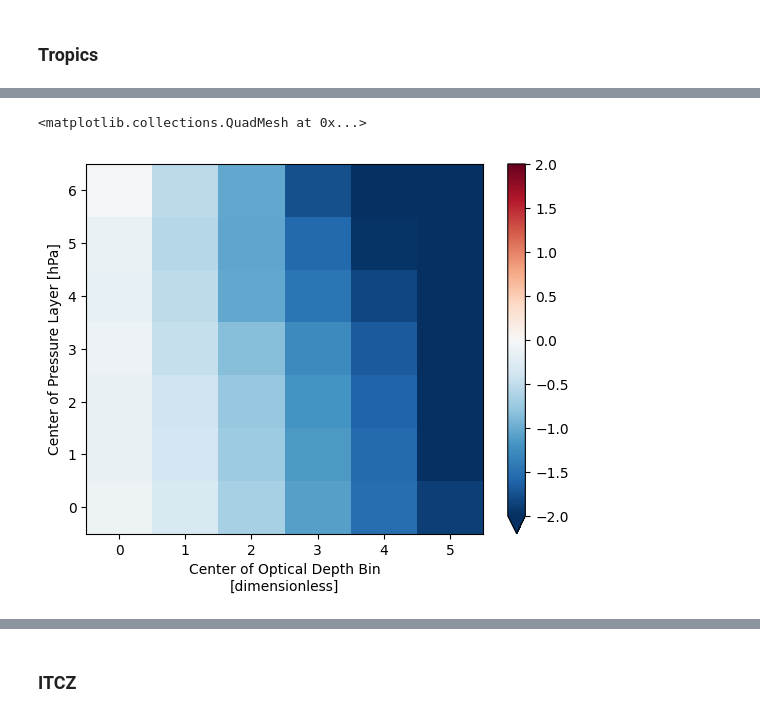
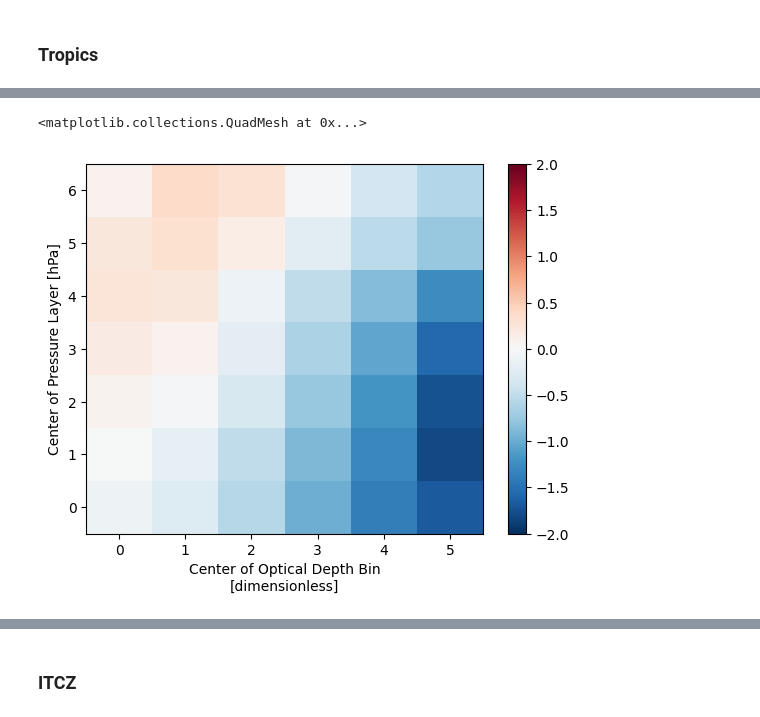
Before and after one commit to paula-rj/HighClouds, a Jupyter notebook: P1.ipynb, the cells around one changed output, grey strips where cells are left out. Saved outputs shown, nothing was run; the diff lists cells and outputs as text; code cells hidden in the pictures.

Commit message:
corrected raghu time to start june06, created feedb

```diff
--- a/P1.ipynb
+++ b/P1.ipynb
@@ -150,7 +150,7 @@ wp = slice(120,160)
 cp = slice(160,200)
 ep = slice(210,260)
 timeMcKim=slice('2006-06-15T00:00:00.000000000', '2016-12-15T00:00:00.000000000')
-ragutime = slice('2002-07-15T00:00:00.000000000','2020-12-15T00:00:00.000000000' )
+ragutime = slice('2006-06-15T00:00:00.000000000','2020-12-15T00:00:00.000000000' )
 atlantic = slice(280,359)
 # %% [markdown]
 ## SST
@@ -373,9 +414,9 @@ gmst_anom_raghu.plot()
 # %% [markdown]
 ### Tropics
 # %%
-lwK_trop = alllw.sel(lat=trop,).toa_lw_clr_mon.mean("lon") - alllw.sel(lat=trop,).toa_lw_cldtyp_mon.mean("lon")
-swK_trop = allsw.sel(lat=trop,).toa_sw_clr_mon.mean("lon") - allsw.sel(lat=trop,).toa_sw_cldtyp_mon.mean("lon")
-K_trop = (lwK_trop + swK_trop)/100
+lwK_trop = (alllw.sel(lat=trop,).toa_lw_clr_mon.mean("lon") - alllw.sel(lat=trop,).toa_lw_cldtyp_mon.mean("lon"))/100
+swK_trop = (allsw.sel(lat=trop,).toa_sw_clr_mon.mean("lon") - allsw.sel(lat=trop,).toa_sw_cldtyp_mon.mean("lon"))/100
+K_trop = lwK_trop + swK_trop
 K_trop
 # %% [output]
 <xarray.DataArray (time: 245, lat: 60, opt: 6, press: 7)>
@@ -396,7 +437,7 @@ array([[[[-6.95322827e-02,  3.64839919e-02,  8.21123123e-02, ...,
   * press    (press) float32 0.0 1.0 2.0 3.0 4.0 5.0 6.0
   * opt      (opt) float32 0.0 1.0 2.0 3.0 4.0 5.0
 # %%
-(swK_trop/100).mean(["lat","time"]).transpose().plot(vmin=-2.0, vmax=2.0, cmap="RdBu_r")
+K_trop.sel(time=ragutime).mean(["lat","time"]).transpose().plot(vmin=-2.0, vmax=2.0, cmap="RdBu_r")
 # %% [output]
 <matplotlib.collections.QuadMesh at 0x...>
-[figure, old version]
+[figure, new version]
```
Also changed, not shown: parts of 25 cells of this notebook, 1 other file.
